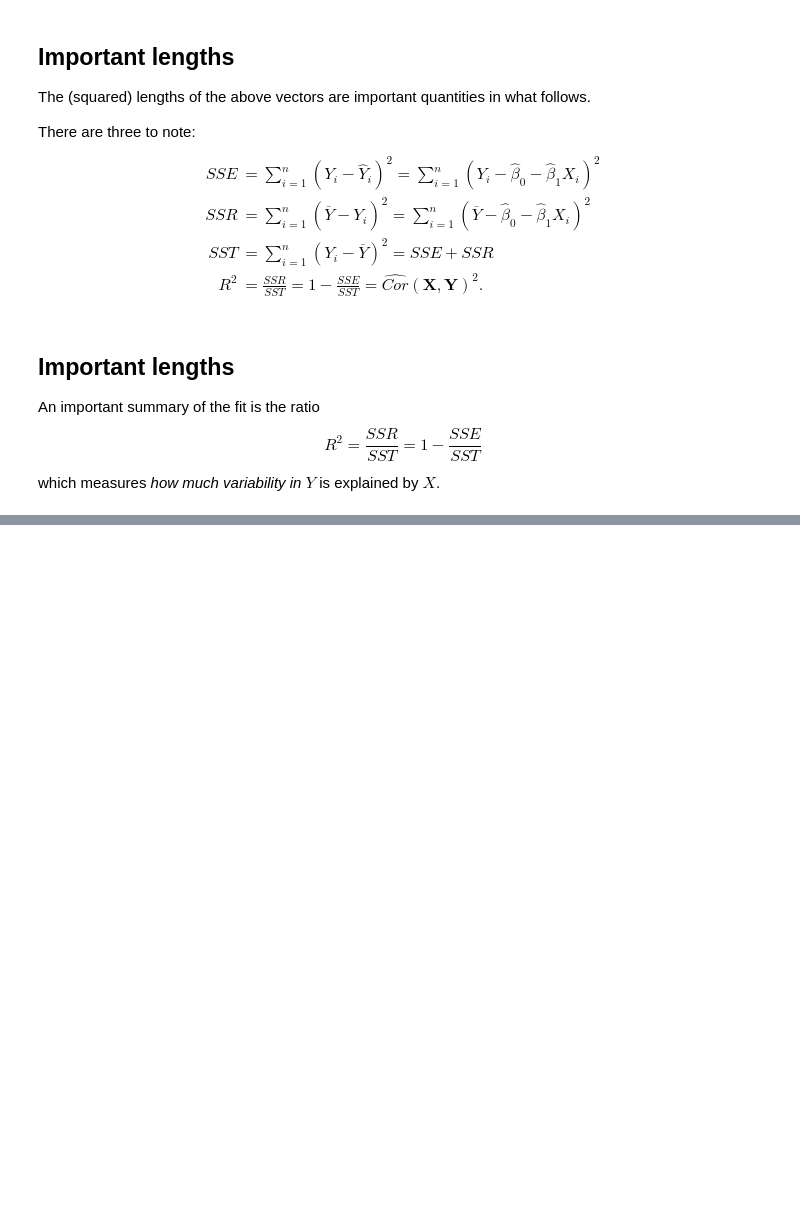
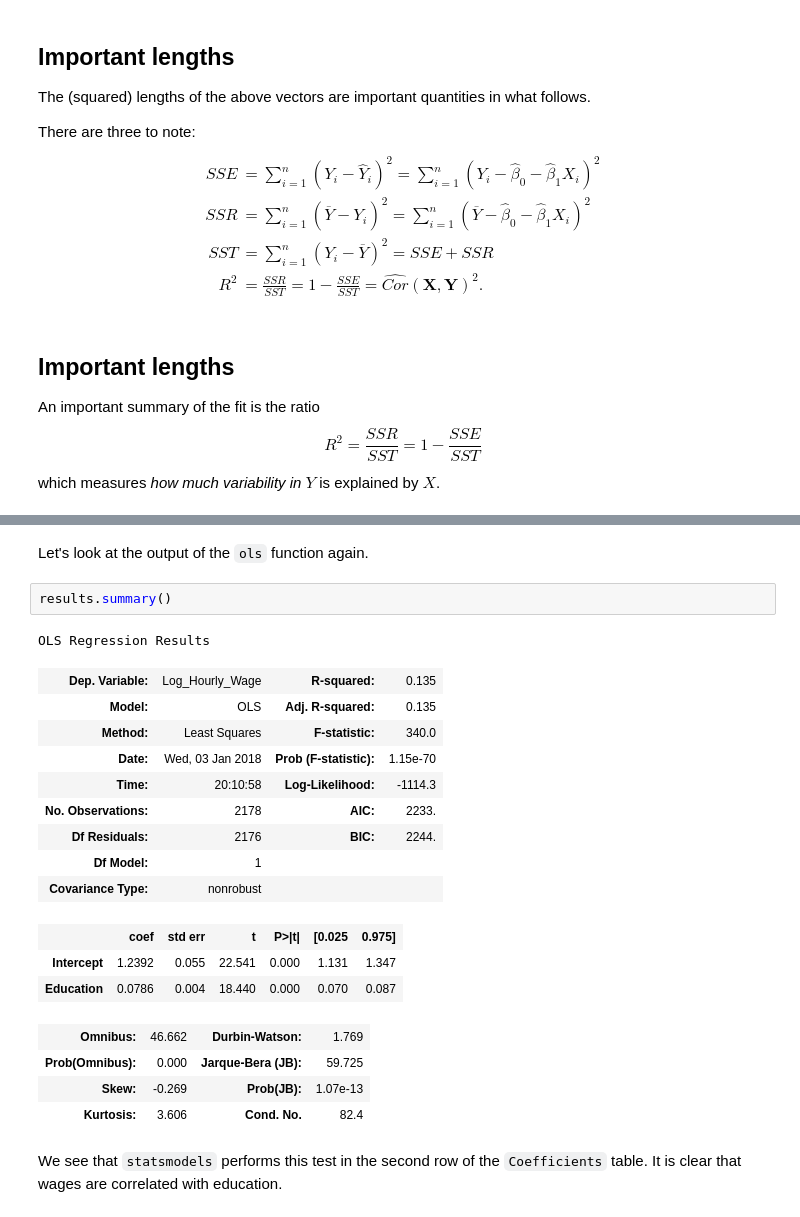
Before and after one commit to antshk/pyStanfordStats191, a Jupyter notebook: 3. Simple linear regression.ipynb, the cells around one changed output, grey strips where cells are left out. Cells and saved outputs as stored; diff of their text form; blank space fills up the shorter version.

```diff
--- a/3. Simple linear regression.ipynb
+++ b/3. Simple linear regression.ipynb
@@ -294,0 +675,25 @@ Gary Koop and Justin L. Tobias, "Learning about Heterogeneity in Returns to Scho
+# %% [markdown]
+Let's look at the output of the `ols` function again.
+# %%
+results.summary()
+# %% [output]
+OLS Regression Results
+| Dep. Variable: | Log_Hourly_Wage | R-squared: | 0.135 |
+| Model: | OLS | Adj. R-squared: | 0.135 |
+| Method: | Least Squares | F-statistic: | 340.0 |
+| Date: | Wed, 03 Jan 2018 | Prob (F-statistic): | 1.15e-70 |
+| Time: | 20:10:58 | Log-Likelihood: | -1114.3 |
+| No. Observations: | 2178 | AIC: | 2233. |
+| Df Residuals: | 2176 | BIC: | 2244. |
+| Df Model: | 1 |  |  |
+| Covariance Type: | nonrobust |  |  |
+|  | coef | std err | t | P>|t| | [0.025 | 0.975] |
+| Intercept | 1.2392 | 0.055 | 22.541 | 0.000 | 1.131 | 1.347 |
+| Education | 0.0786 | 0.004 | 18.440 | 0.000 | 0.070 | 0.087 |
+| Omnibus: | 46.662 | Durbin-Watson: | 1.769 |
+| Prob(Omnibus): | 0.000 | Jarque-Bera (JB): | 59.725 |
+| Skew: | -0.269 | Prob(JB): | 1.07e-13 |
+| Kurtosis: | 3.606 | Cond. No. | 82.4 |
+# %% [markdown]
+We see that `statsmodels` performs this test in the second row of the `Coefficients` table. It is clear that
+wages are correlated with education.
```
Also changed, not shown: parts of 71 cells of this notebook.
